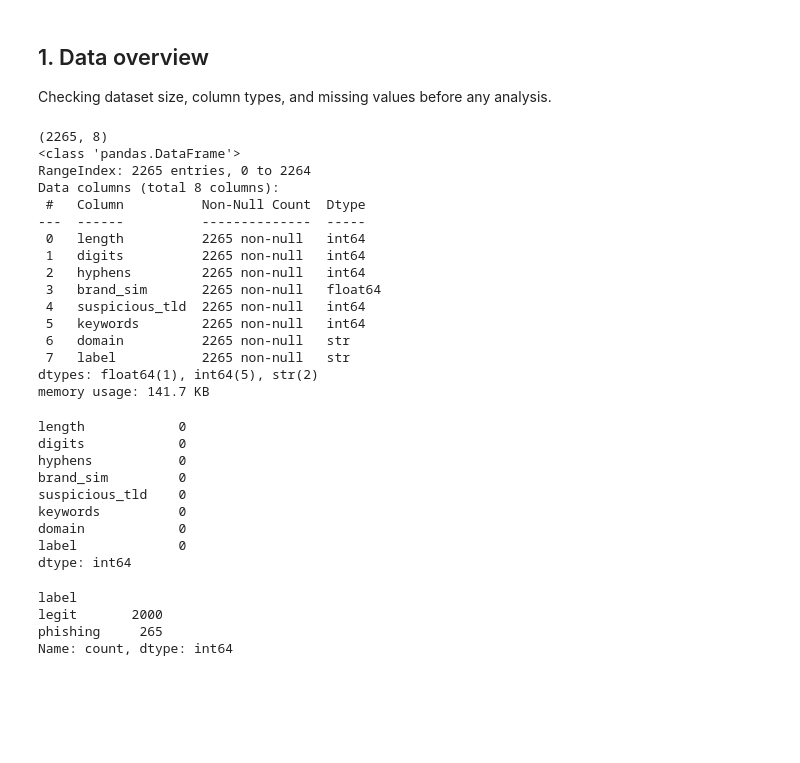
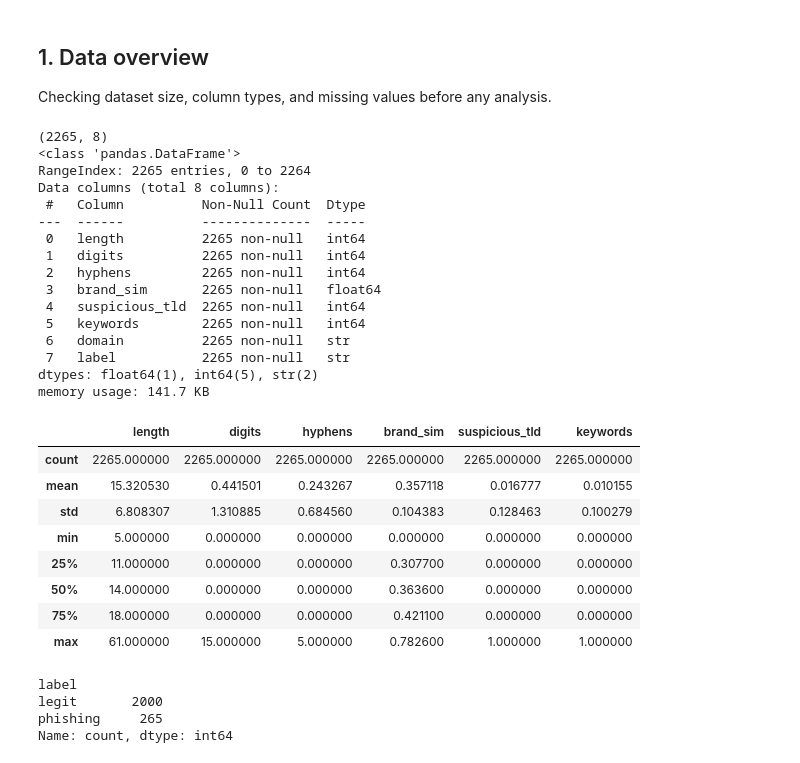
Before and after one commit to michallitwin/phishguard-live, a Jupyter notebook: notebooks/eda.ipynb, the cells around one changed output. Drawn from its saved outputs; the diff is of its cells as text; code cells hidden in the pictures; blank space fills up the shorter version.

```diff
--- a/notebooks/eda.ipynb
+++ b/notebooks/eda.ipynb
@@ -31,33 +31,34 @@ Checking dataset size, column types, and missing values before any analysis.
 # %%
 print(df.shape)
 df.info()
 df.isna().sum()
+df.describe()
 # %% [output]
 (2265, 8)
 <class 'pandas.DataFrame'>
 RangeIndex: 2265 entries, 0 to 2264
 Data columns (total 8 columns):
  #   Column          Non-Null Count  Dtype
 ---  ------          --------------  -----
  0   length          2265 non-null   int64
  1   digits          2265 non-null   int64
  2   hyphens         2265 non-null   int64
  3   brand_sim       2265 non-null   float64
  4   suspicious_tld  2265 non-null   int64
  5   keywords        2265 non-null   int64
  6   domain          2265 non-null   str
  7   label           2265 non-null   str
 dtypes: float64(1), int64(5), str(2)
 memory usage: 141.7 KB
-length            0
-digits            0
-hyphens           0
-brand_sim         0
-suspicious_tld    0
-keywords          0
-domain            0
-label             0
-dtype: int64
+|  | length | digits | hyphens | brand_sim | suspicious_tld | keywords |
+| count | 2265.000000 | 2265.000000 | 2265.000000 | 2265.000000 | 2265.000000 | 2265.000000 |
+| mean | 15.320530 | 0.441501 | 0.243267 | 0.357118 | 0.016777 | 0.010155 |
+| std | 6.808307 | 1.310885 | 0.684560 | 0.104383 | 0.128463 | 0.100279 |
+| min | 5.000000 | 0.000000 | 0.000000 | 0.000000 | 0.000000 | 0.000000 |
+| 25% | 11.000000 | 0.000000 | 0.000000 | 0.307700 | 0.000000 | 0.000000 |
+| 50% | 14.000000 | 0.000000 | 0.000000 | 0.363600 | 0.000000 | 0.000000 |
+| 75% | 18.000000 | 0.000000 | 0.000000 | 0.421100 | 0.000000 | 0.000000 |
+| max | 61.000000 | 15.000000 | 5.000000 | 0.782600 | 1.000000 | 1.000000 |
 # %%
 df["label"].value_counts()
 # %% [output]
```
Also changed, not shown: parts of 16 cells of this notebook.
